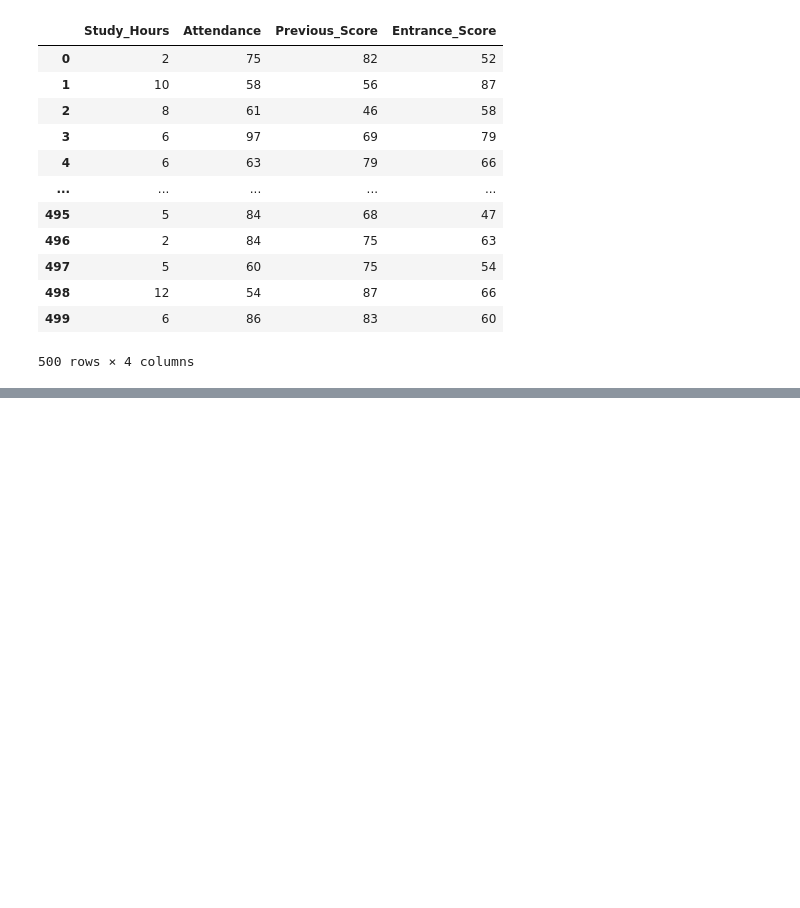
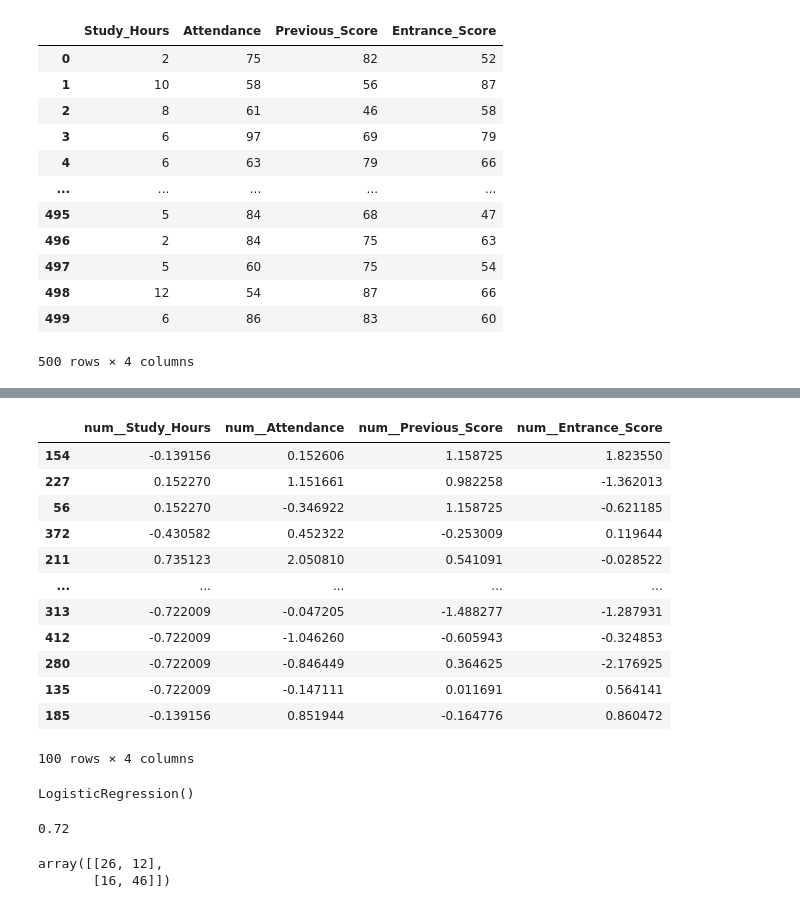
Before and after one commit to data-spice/AI_LESSON, a Jupyter notebook: practice/logistic_reg2.ipynb, the cells around one changed output, grey strips where cells are left out. Cells and saved outputs as stored; diff of their text form; code cells hidden in the pictures; blank space fills up the shorter version.

```diff
--- a/practice/logistic_reg2.ipynb
+++ b/practice/logistic_reg2.ipynb
@@ -35,0 +86,17 @@ sns.pboxlot(df)
+# %%
+X_test_transformed=preprocessor.transform(X_test)
+X_test_transformed
+# %% [output]
+|  | num__Study_Hours | num__Attendance | num__Previous_Score | num__Entrance_Score |
+| 154 | -0.139156 | 0.152606 | 1.158725 | 1.823550 |
+| 227 | 0.152270 | 1.151661 | 0.982258 | -1.362013 |
+| 56 | 0.152270 | -0.346922 | 1.158725 | -0.621185 |
+| 372 | -0.430582 | 0.452322 | -0.253009 | 0.119644 |
+| 211 | 0.735123 | 2.050810 | 0.541091 | -0.028522 |
+| ... | ... | ... | ... | ... |
+| 313 | -0.722009 | -0.047205 | -1.488277 | -1.287931 |
+| 412 | -0.722009 | -1.046260 | -0.605943 | -0.324853 |
+| 280 | -0.722009 | -0.846449 | 0.364625 | -2.176925 |
+| 135 | -0.722009 | -0.147111 | 0.011691 | 0.564141 |
+| 185 | -0.139156 | 0.851944 | -0.164776 | 0.860472 |
+100 rows × 4 columns
@@ -35,0 +107,4 @@ sns.pboxlot(df)
+# %%
+model.fit(X_train_transformed,y_train)
+# %% [output]
+LogisticRegression()
@@ -35,0 +117,14 @@ sns.pboxlot(df)
+# %%
+accuracy
+# %% [output]
+0.72
+# %%
+from sklearn.metrics import confusion_matrix
+
+cm=confusion_matrix(y_pred,y_test)
+
+
+cm
+# %% [output]
+array([[26, 12],
+       [16, 46]])
```
Also changed, not shown: parts of 9 cells of this notebook, 3 other files.
